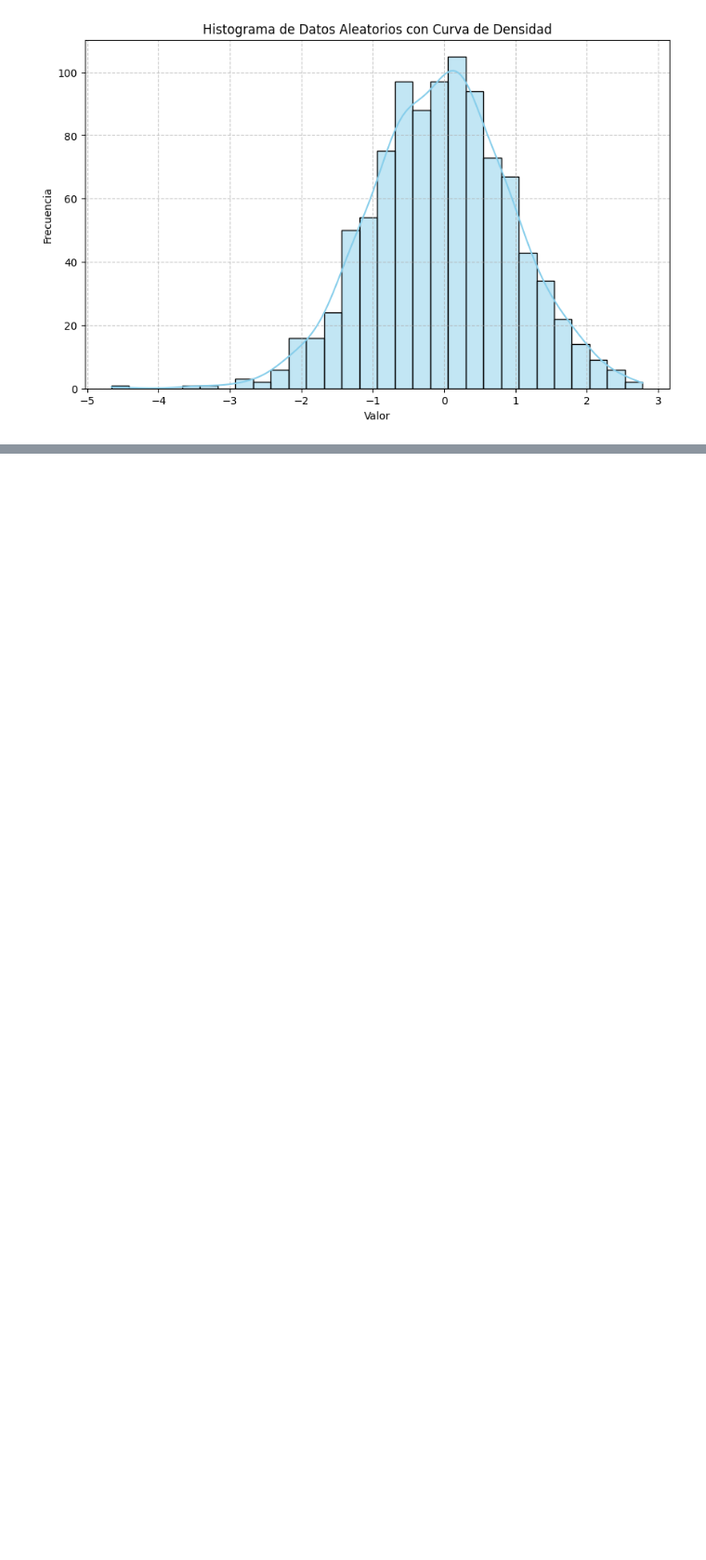
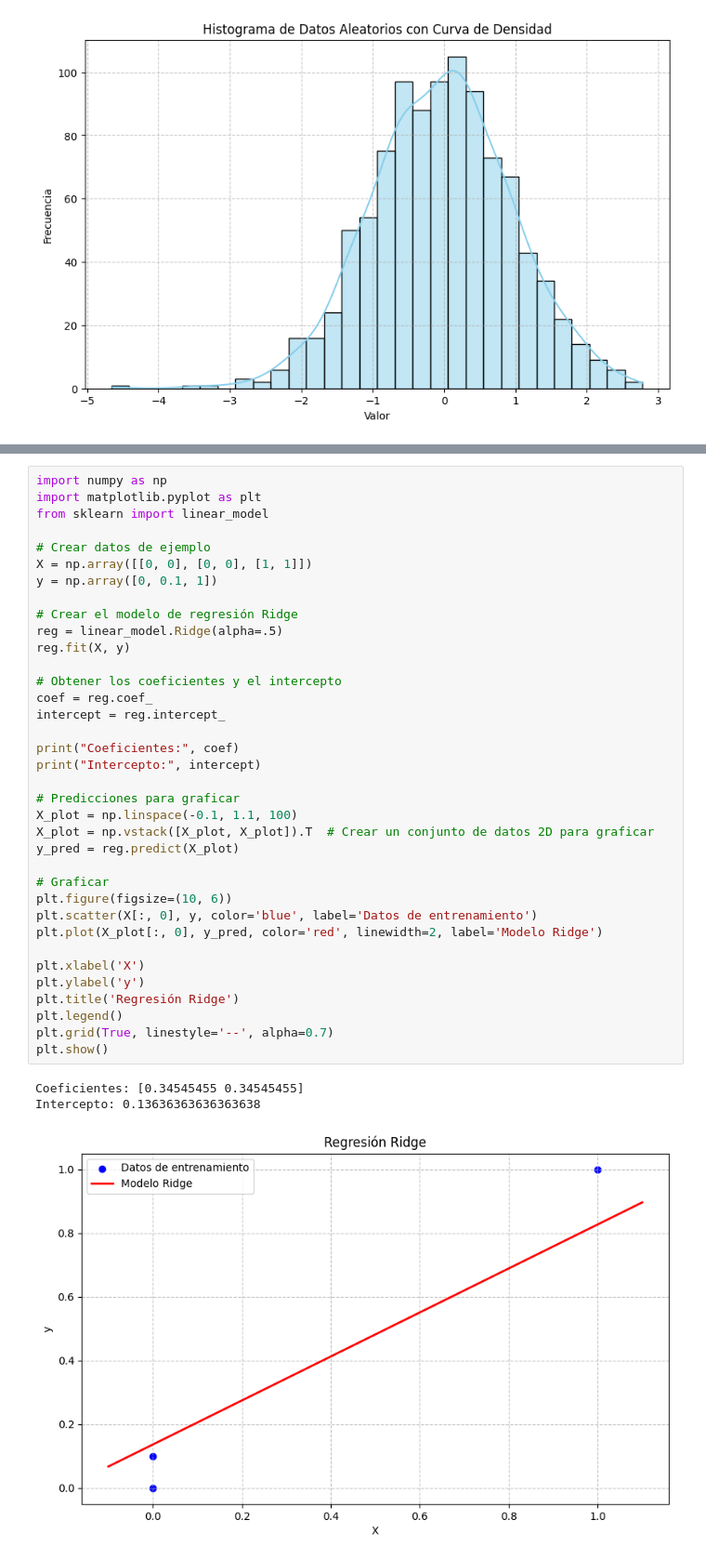
Before and after one commit to Vanessa0ne/phyton, a Jupyter notebook: HISTOGRAMA_CON_PYTHON.ipynb, the cells around one changed output, grey strips where cells are left out. Shown at 93% size. Cells and saved outputs as stored; diff of their text form; blank space fills up the shorter version.

```diff
--- a/HISTOGRAMA_CON_PYTHON.ipynb
+++ b/HISTOGRAMA_CON_PYTHON.ipynb
@@ -960,0 +1123,40 @@ plt.show()
+# %%
+import numpy as np
+import matplotlib.pyplot as plt
+from sklearn import linear_model
+
+# Crear datos de ejemplo
+X = np.array([[0, 0], [0, 0], [1, 1]])
+y = np.array([0, 0.1, 1])
+
+# Crear el modelo de regresión Ridge
+reg = linear_model.Ridge(alpha=.5)
+reg.fit(X, y)
+
+# Obtener los coeficientes y el intercepto
+coef = reg.coef_
+intercept = reg.intercept_
+
+print("Coeficientes:", coef)
+print("Intercepto:", intercept)
+
+# Predicciones para graficar
+X_plot = np.linspace(-0.1, 1.1, 100)
+X_plot = np.vstack([X_plot, X_plot]).T  # Crear un conjunto de datos 2D para graficar
+y_pred = reg.predict(X_plot)
+
+# Graficar
+plt.figure(figsize=(10, 6))
+plt.scatter(X[:, 0], y, color='blue', label='Datos de entrenamiento')
+plt.plot(X_plot[:, 0], y_pred, color='red', linewidth=2, label='Modelo Ridge')
+
+plt.xlabel('X')
+plt.ylabel('y')
+plt.title('Regresión Ridge')
+plt.legend()
+plt.grid(True, linestyle='--', alpha=0.7)
+plt.show()
+# %% [output]
+Coeficientes: [0.34545455 0.34545455]
+Intercepto: 0.13636363636363638
+[figure, added]
```
Also changed, not shown: parts of 11 cells of this notebook.
